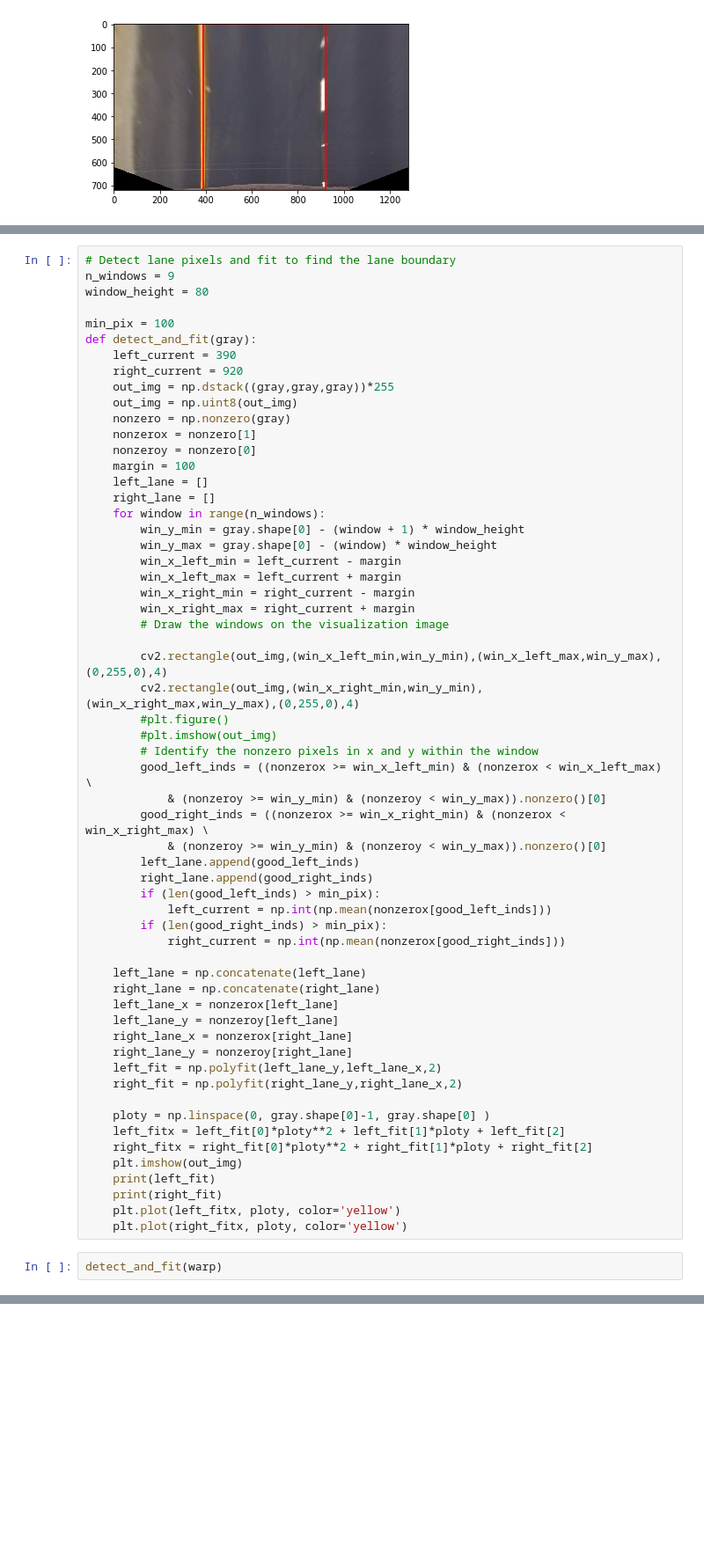
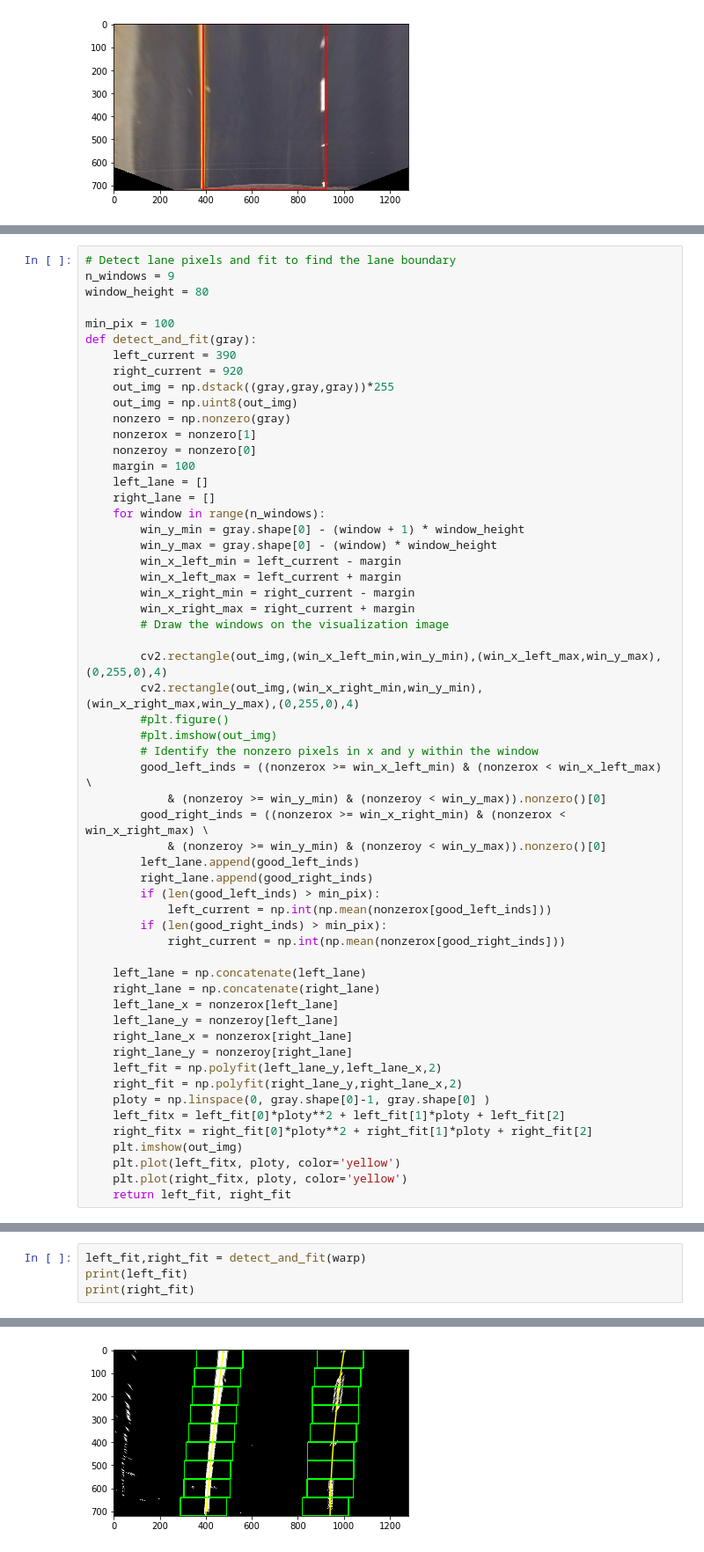
Before and after one commit to root221/CarND-Advanced-Lane-Lines, a Jupyter notebook: LaneLines.ipynb, the cells around one changed output, grey strips where cells are left out. Shown: that part at 88% size. Cells and saved outputs as stored; diff of their text form; blank space fills up the shorter version.

```diff
--- a/LaneLines.ipynb
+++ b/LaneLines.ipynb
@@ -236,14 +243,10 @@ def detect_and_fit(gray):
     right_lane_y = nonzeroy[right_lane]
     left_fit = np.polyfit(left_lane_y,left_lane_x,2)
     right_fit = np.polyfit(right_lane_y,right_lane_x,2)
-
     ploty = np.linspace(0, gray.shape[0]-1, gray.shape[0] )
     left_fitx = left_fit[0]*ploty**2 + left_fit[1]*ploty + left_fit[2]
     right_fitx = right_fit[0]*ploty**2 + right_fit[1]*ploty + right_fit[2]
     plt.imshow(out_img)
-    print(left_fit)
-    print(right_fit)
     plt.plot(left_fitx, ploty, color='yellow')
     plt.plot(right_fitx, ploty, color='yellow')
+    return left_fit, right_fit
-# %%
-detect_and_fit(warp)
@@ -253,0 +253,5 @@ detect_and_fit(warp)
+# %%
+left_fit,right_fit = detect_and_fit(warp)
+print(left_fit)
+print(right_fit)
+# %% [output]
@@ -253,0 +260 @@ detect_and_fit(warp)
+[figure, added]
```
Also changed, not shown: parts of 9 cells of this notebook.
